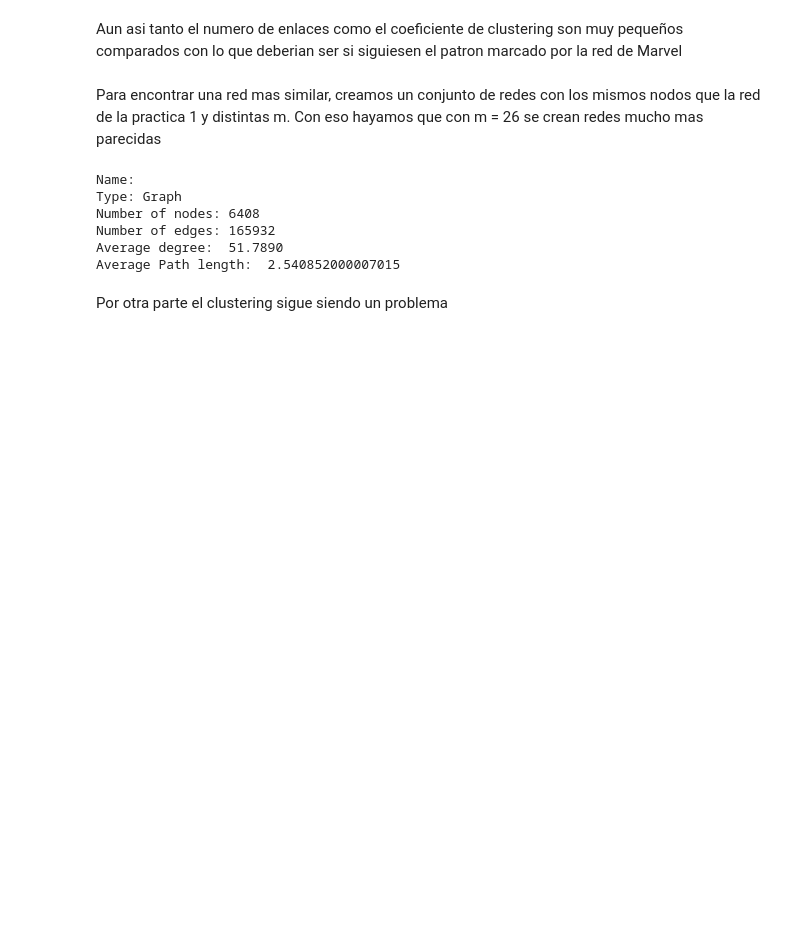
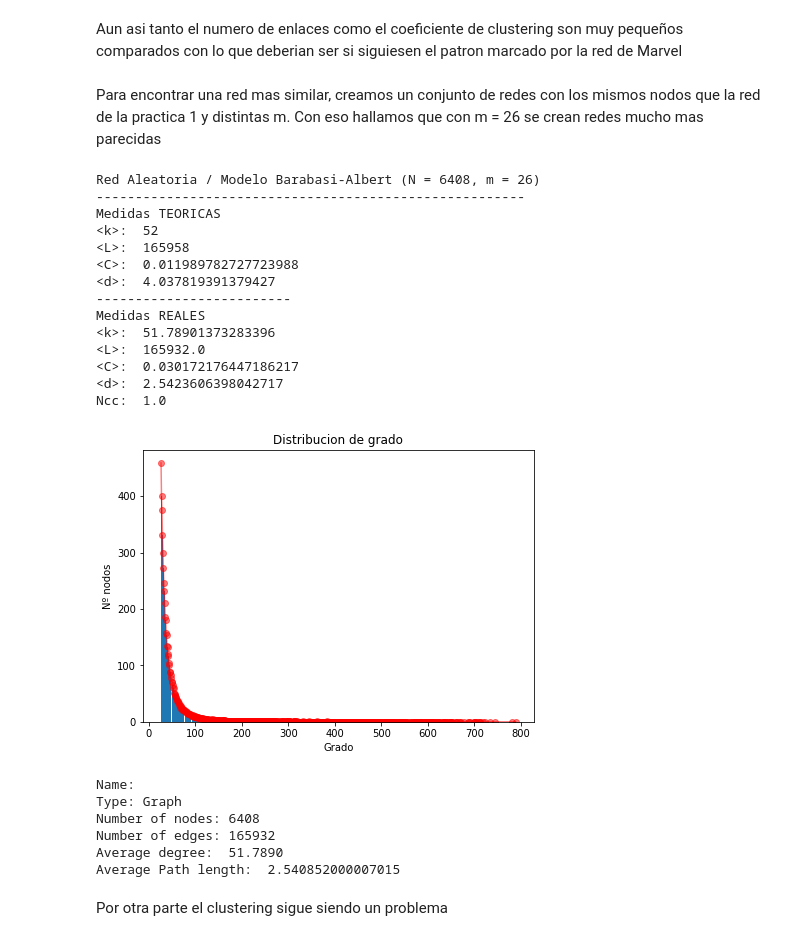
Before and after one commit to pablodll/Social-Network-Analisys, a Jupyter notebook: Practica 2/Untitled.ipynb, the cells around one changed output. Cells and saved outputs as stored; diff of their text form; code cells hidden in the pictures; blank space fills up the shorter version.

```diff
--- a/Practica 2/Untitled.ipynb
+++ b/Practica 2/Untitled.ipynb
@@ -186,7 +186,7 @@ def estudio_red_BA(N_list, M_list):
                 k.append(np.sum([deg for n, deg in nx.degree(G)]) / N)
                 l.append(nx.number_of_edges(G))
                 c.append(nx.average_clustering(G))
-#                 d.append(nx.average_shortest_path_length(G))
+                d.append(nx.average_shortest_path_length(G))
                 Ncc.append(nx.number_connected_components(G))
 
             # Medidas teoricas / medidas calculadas
@@ -196,13 +196,13 @@ def estudio_red_BA(N_list, M_list):
             print('<k>: ', 2*m)
             print('<L>: ', m + m*(N - m))
             print('<C>: ', (np.log(N)**2) / N)
-#             print('<d>: ', np.log(N) / np.log(np.log(N)))
+            print('<d>: ', np.log(N) / np.log(np.log(N)))
             print("-------------------------")
             print("Medidas REALES")
             print('<k>: ', np.mean(k))
             print('<L>: ', np.mean(l))
             print('<C>: ', np.mean(c))
-#             print('<d>: ', np.mean(d))
+            print('<d>: ', np.mean(d))
             print('Ncc: ', np.round(np.mean(Ncc)))
 
             # Grafica distribucion de grado
@@ -470,26 +386,41 @@ Aunque el modelo Erdös-Rényi tiene una grafica similar en su etapa de subcrít
 # %% [markdown]
 Aun asi tanto el numero de enlaces como el coeficiente de clustering son muy pequeños comparados con lo que deberian ser si siguiesen el patron marcado por la red de Marvel
 # %% [markdown]
-Para encontrar una red mas similar, creamos un conjunto de redes con los mismos nodos que la red de la practica 1 y distintas m. Con eso hayamos que con m = 26 se crean redes mucho mas parecidas
+Para encontrar una red mas similar, creamos un conjunto de redes con los mismos nodos que la red de la practica 1 y distintas m. Con eso hallamos que con m = 26 se crean redes mucho mas parecidas
+# %%
+estudio_red_BA([6408], [26])
+# %% [output]
+Red Aleatoria / Modelo Barabasi-Albert (N = 6408, m = 26)
+-------------------------------------------------------
+Medidas TEORICAS
+<k>:  52
+<L>:  165958
+<C>:  0.011989782727723988
+<d>:  4.037819391379427
+-------------------------
+Medidas REALES
+<k>:  51.78901373283396
+<L>:  165932.0
+<C>:  0.030172176447186217
+<d>:  2.5423606398042717
+Ncc:  1.0
+[figure, added]
 # %%
-N = 6408
-m = 26
-red_similar = nx.barabasi_albert_graph(N, m)
-v = []
-for e in range (0,15):
-    v.append(nx.barabasi_albert_graph(N, m))
-c = nx.average_clustering(red_similar)
-d = nx.average_shortest_path_length(red_similar)
+# red_similar = nx.barabasi_albert_graph(N, m)
+# v = []
+# for e in range (0,15):
+#     v.append(nx.barabasi_albert_graph(N, m))
+# c = nx.average_clustering(red_similar)
+# d = nx.average_shortest_path_length(red_similar)
+print(nx.info(red_similar))
+print("Average Path length: ", d)
+# %% [output]
+Name:
+Type: Graph
+Number of nodes: 6408
+Number of edges: 165932
+Average degree:  51.7890
+Average Path length:  2.540852000007015
-# %%
-print(nx.info(red_similar))
-print("Average Path length: ", d)
-# %% [output]
-Name:
-Type: Graph
-Number of nodes: 6408
-Number of edges: 165932
-Average degree:  51.7890
-Average Path length:  2.540852000007015
 # %% [markdown]
 Por otra parte el clustering sigue siendo un problema
 # %%
```
Also changed, not shown: parts of 6 cells of this notebook.
